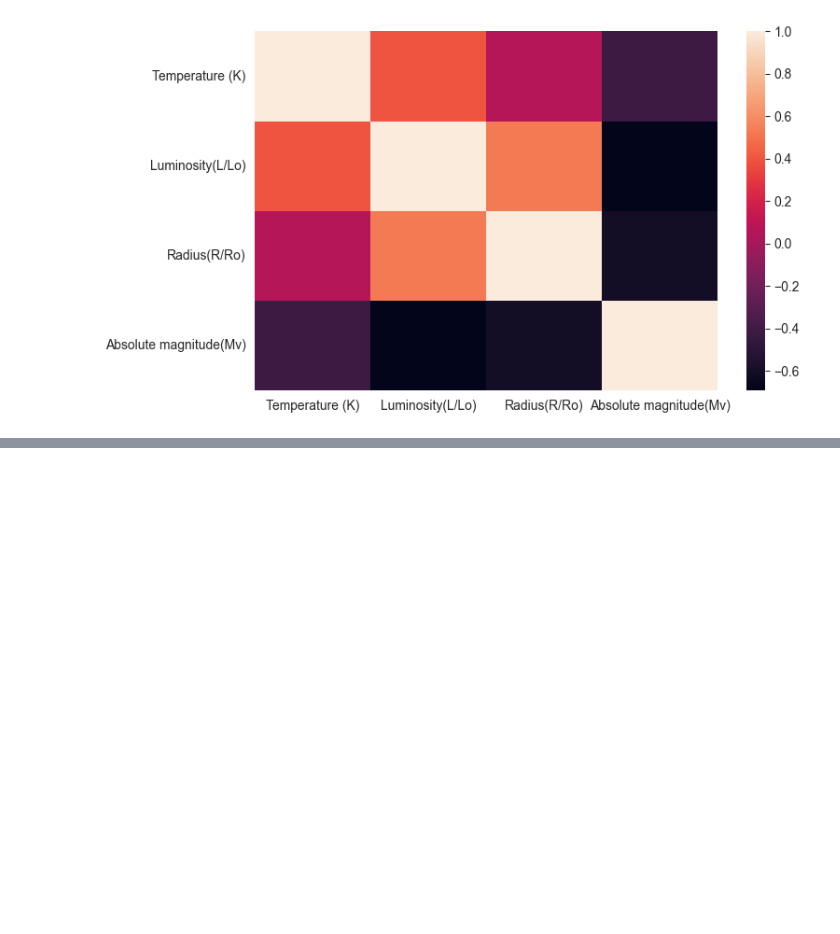
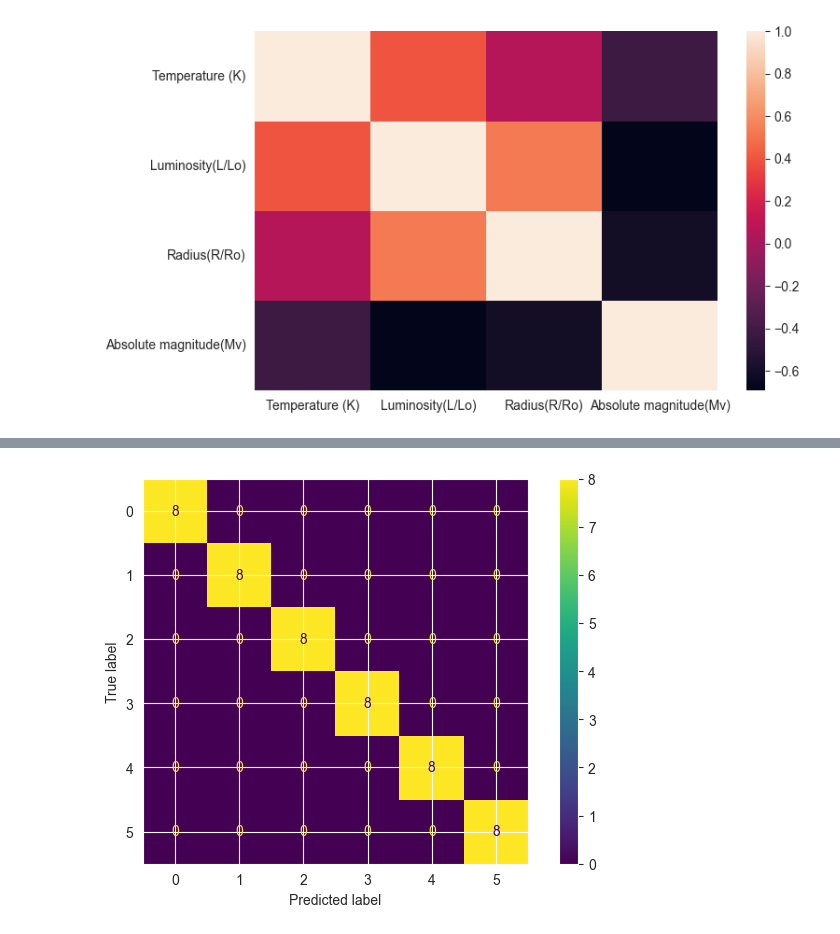
Before and after one commit to IoNiCx1/Star_classification, a Jupyter notebook: Project.ipynb, the cells around one changed output, grey strips where cells are left out. Cells and saved outputs as stored; diff of their text form; code cells hidden in the pictures; blank space fills up the shorter version.

Commit message:
Test_train_split

```diff
--- a/Project.ipynb
+++ b/Project.ipynb
@@ -185,0 +229,2 @@ X_train,X_test,Y_train,Y_test = train_test_split(X,y,test_size = 0.2,random_stat
+# %%
+X_test[cols] = scalar.transform(X_test[cols])
@@ -185,0 +233,4 @@ X_train,X_test,Y_train,Y_test = train_test_split(X,y,test_size = 0.2,random_stat
+# %%
+model = RandomForestClassifier(n_estimators= 100,random_state=42)
+# %%
+model.fit(X_train,Y_train)
@@ -185,0 +241,2 @@ X_train,X_test,Y_train,Y_test = train_test_split(X,y,test_size = 0.2,random_stat
+# %%
+y_predict = model.predict(X_test)
@@ -185,0 +268,5 @@ X_train,X_test,Y_train,Y_test = train_test_split(X,y,test_size = 0.2,random_stat
+# %%
+ConfusionMatrixDisplay(confusion_matrix(Y_test,y_predict)).plot(cmap='viridis')
+plt.show()
+# %% [output]
+[figure, added]
```
Also changed, not shown: parts of 16 cells of this notebook.
